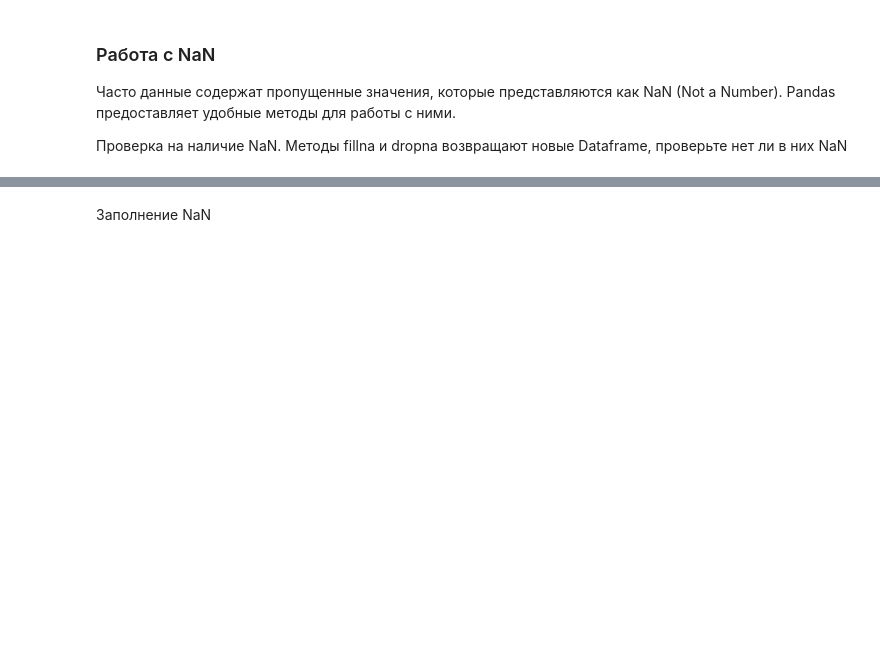
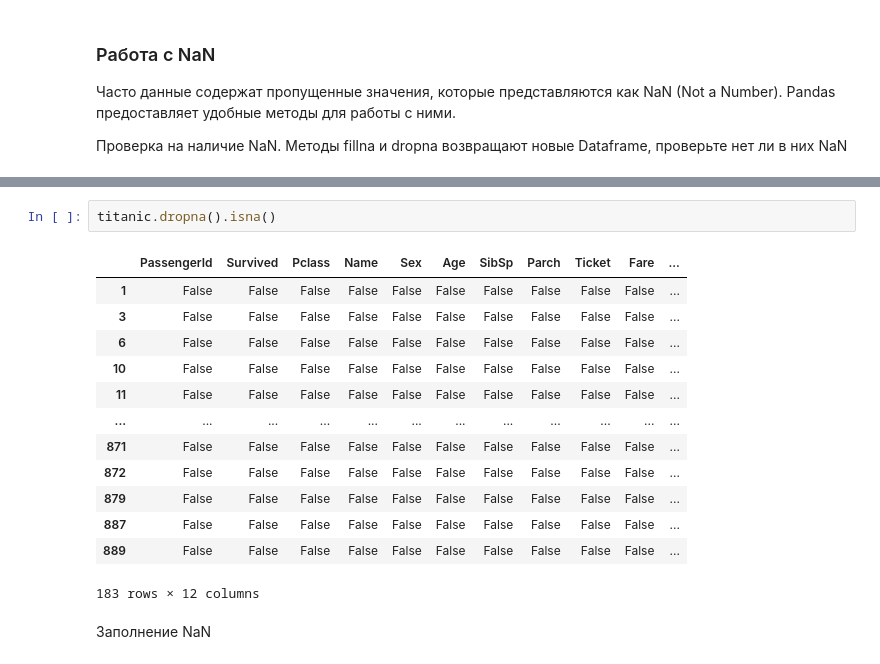
Before and after one commit to ellepheria/labs, a Jupyter notebook: laba2/pandas.ipynb, the cells around one changed output, grey strips where cells are left out. Cells and saved outputs as stored; diff of their text form; blank space fills up the shorter version.

```diff
--- a/laba2/pandas.ipynb
+++ b/laba2/pandas.ipynb
@@ -126,3 +110,19 @@ print(titanic.dropna().isna())
+# %%
+titanic.dropna().isna()
+# %% [output]
+|  | PassengerId | Survived | Pclass | Name | Sex | Age | SibSp | Parch | Ticket | Fare | ... |
+| 1 | False | False | False | False | False | False | False | False | False | False | ... |
+| 3 | False | False | False | False | False | False | False | False | False | False | ... |
+| 6 | False | False | False | False | False | False | False | False | False | False | ... |
+| 10 | False | False | False | False | False | False | False | False | False | False | ... |
+| 11 | False | False | False | False | False | False | False | False | False | False | ... |
+| ... | ... | ... | ... | ... | ... | ... | ... | ... | ... | ... | ... |
+| 871 | False | False | False | False | False | False | False | False | False | False | ... |
+| 872 | False | False | False | False | False | False | False | False | False | False | ... |
+| 879 | False | False | False | False | False | False | False | False | False | False | ... |
+| 887 | False | False | False | False | False | False | False | False | False | False | ... |
+| 889 | False | False | False | False | False | False | False | False | False | False | ... |
+183 rows × 12 columns
 # %% [markdown]
 Заполнение NaN
 # %%
```
Also changed, not shown: parts of 17 cells of this notebook.
